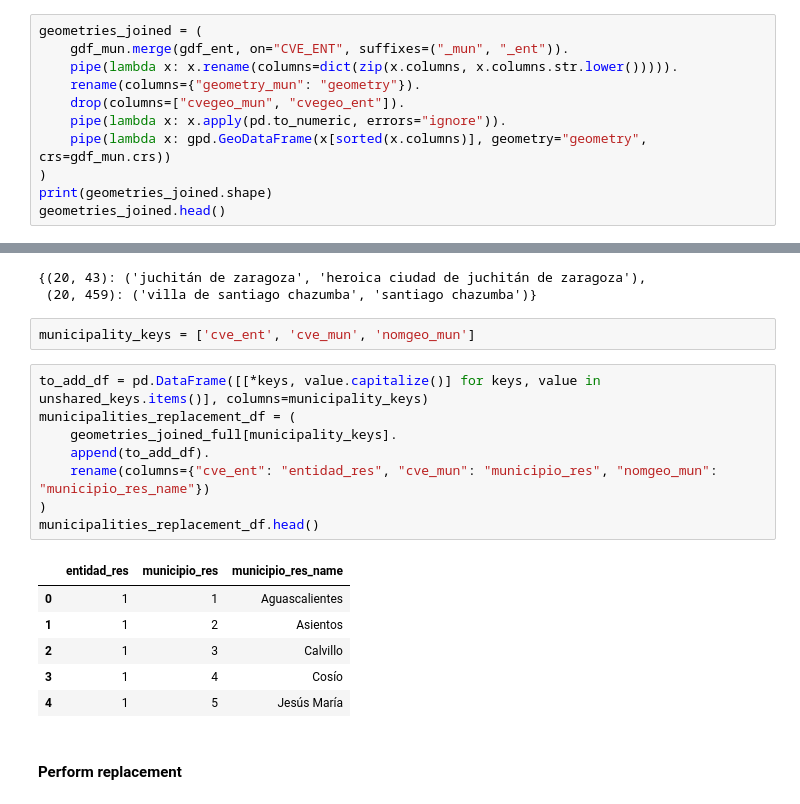
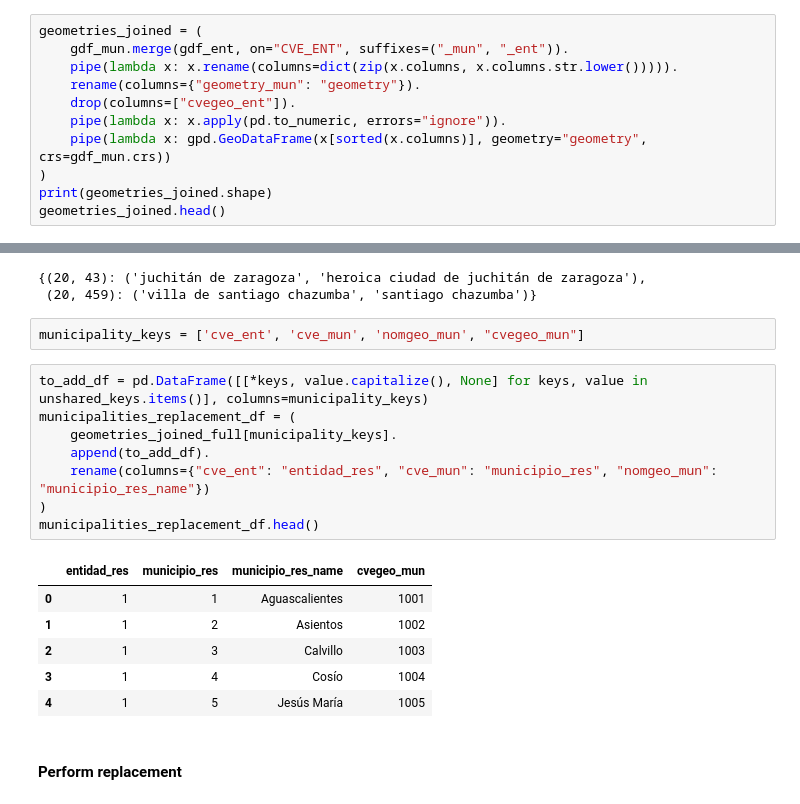
Before and after one commit to jvelez-s/cdmx_challenge, a Jupyter notebook: notebooks/0.5-jvs-data_preprocessing.ipynb, the cells around one changed output, grey strips where cells are left out. Saved outputs shown, nothing was run; the diff lists cells and outputs as text.

```diff
--- a/notebooks/0.5-jvs-data_preprocessing.ipynb
+++ b/notebooks/0.5-jvs-data_preprocessing.ipynb
@@ -273,7 +271,7 @@ geometries_joined = (
     gdf_mun.merge(gdf_ent, on="CVE_ENT", suffixes=("_mun", "_ent")).
     pipe(lambda x: x.rename(columns=dict(zip(x.columns, x.columns.str.lower())))).
     rename(columns={"geometry_mun": "geometry"}).
-    drop(columns=["cvegeo_mun", "cvegeo_ent"]).
+    drop(columns=["cvegeo_ent"]).
     pipe(lambda x: x.apply(pd.to_numeric, errors="ignore")).
     pipe(lambda x: gpd.GeoDataFrame(x[sorted(x.columns)], geometry="geometry", crs=gdf_mun.crs))
 )
@@ -403,22 +401,22 @@ unshared_shared_values
 {(20, 43): ('juchitán de zaragoza', 'heroica ciudad de juchitán de zaragoza'),
  (20, 459): ('villa de santiago chazumba', 'santiago chazumba')}
 # %%
-municipality_keys = ['cve_ent', 'cve_mun', 'nomgeo_mun']
+municipality_keys = ['cve_ent', 'cve_mun', 'nomgeo_mun', "cvegeo_mun"]
 # %%
-to_add_df = pd.DataFrame([[*keys, value.capitalize()] for keys, value in unshared_keys.items()], columns=municipality_keys)
+to_add_df = pd.DataFrame([[*keys, value.capitalize(), None] for keys, value in unshared_keys.items()], columns=municipality_keys)
 municipalities_replacement_df = (
     geometries_joined_full[municipality_keys].
     append(to_add_df).
     rename(columns={"cve_ent": "entidad_res", "cve_mun": "municipio_res", "nomgeo_mun": "municipio_res_name"})
 )
 municipalities_replacement_df.head()
 # %% [output]
-|  | entidad_res | municipio_res | municipio_res_name |
-| 0 | 1 | 1 | Aguascalientes |
-| 1 | 1 | 2 | Asientos |
-| 2 | 1 | 3 | Calvillo |
-| 3 | 1 | 4 | Cosío |
-| 4 | 1 | 5 | Jesús María |
+|  | entidad_res | municipio_res | municipio_res_name | cvegeo_mun |
+| 0 | 1 | 1 | Aguascalientes | 1001 |
+| 1 | 1 | 2 | Asientos | 1002 |
+| 2 | 1 | 3 | Calvillo | 1003 |
+| 3 | 1 | 4 | Cosío | 1004 |
+| 4 | 1 | 5 | Jesús María | 1005 |
 # %% [markdown]
 #### Perform replacement
 # %%
```
Also changed, not shown: parts of 9 cells of this notebook, 6 other files.
